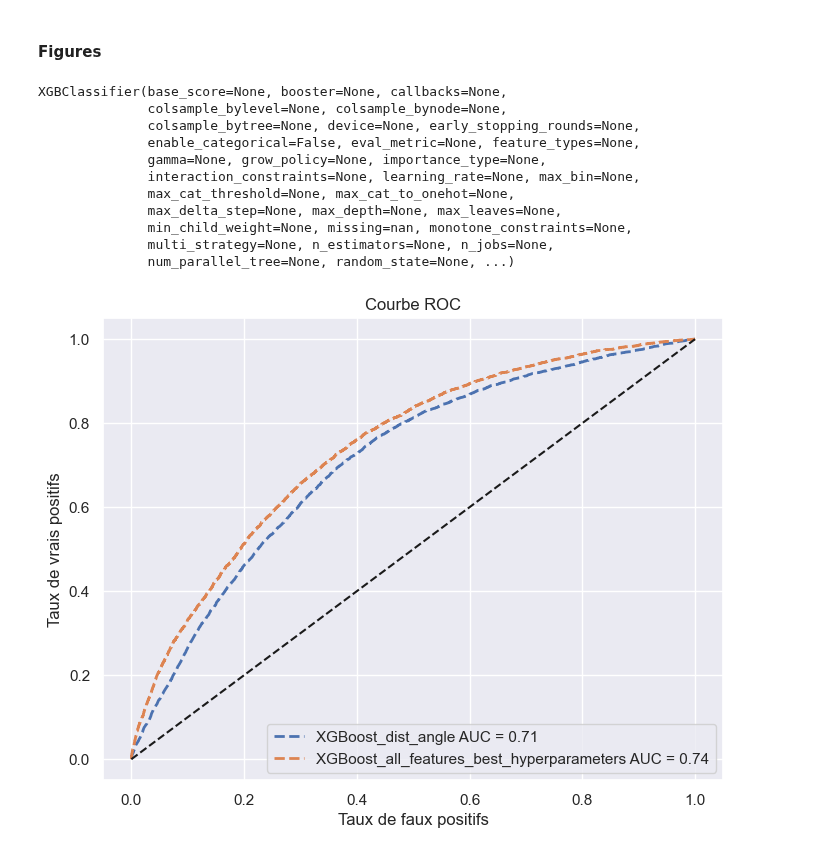
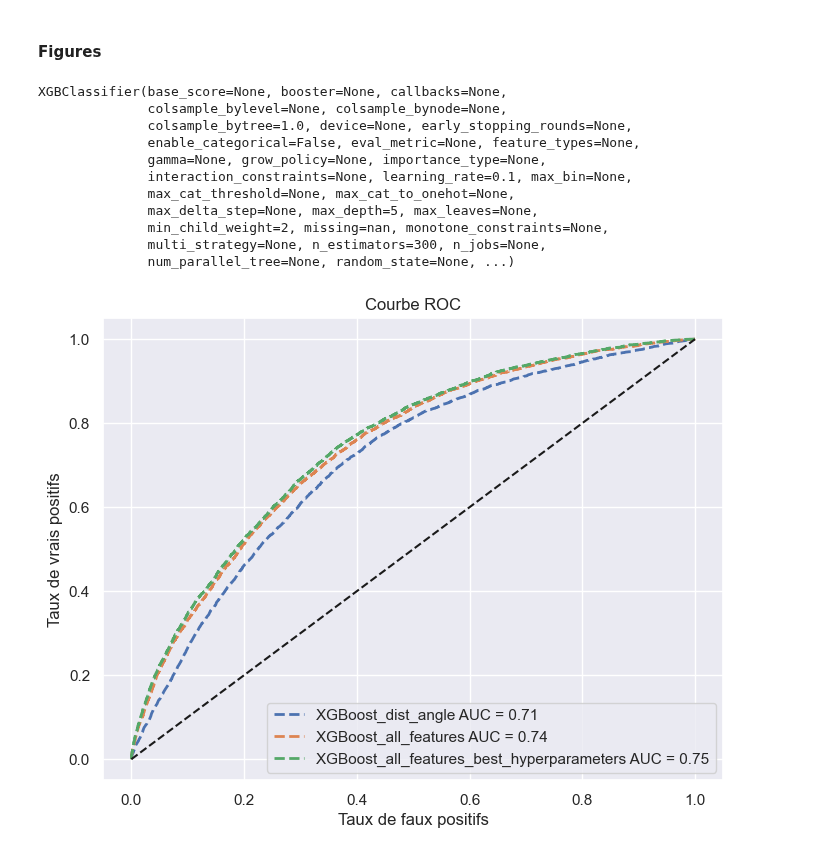
Before and after one commit to Alexia57/A02-projet, a Jupyter notebook: notebooks/Milestone2_Advanced_Models.ipynb, the cells around one changed output. Cells and saved outputs as stored; diff of their text form; code cells hidden in the pictures.

Commit message:
new model XGBoost

```diff
--- a/notebooks/Milestone2_Advanced_Models.ipynb
+++ b/notebooks/Milestone2_Advanced_Models.ipynb
@@ -421,7 +422,7 @@ model = xgb.XGBClassifier()
 model.fit(X_train, y_train)
 
 
-# XGBoost sur toutes les caractéristiques avec les meilleurs hyperparamètres
+# XGBoost sur toutes les caractéristiques
 
 # on garde que les caractéristique qu'on veut étudier ici
 X_train_select_2 = train_data_2_correct.drop('isGoal', axis=1)
@@ -429,30 +430,38 @@ y_train_select_2 = train_data_2_correct['isGoal']
 # split l'ensemble de données en ensembles d'entraînement et de validation
 X_train_2, X_valid_2, y_train_2, y_valid_2 = train_test_split(X_train_select_2, y_train_select_2, test_size=0.2, random_state=42)
 # Initialisation du modèle XGBoost
-best_model = xgb.XGBClassifier()
+model_2 = xgb.XGBClassifier()
+# Entraîenement
+model_2.fit(X_train_2, y_train_2)
+
+
+# XGBoost sur toutes les caractéristiques avec les meilleurs hyperparamètres
+
+# Initialisation du modèle XGBoost
+best_model = xgb.XGBClassifier(**best_hyperparameters)
 # Entraîenement
 best_model.fit(X_train_2, y_train_2)
 # %% [output]
 XGBClassifier(base_score=None, booster=None, callbacks=None,
               colsample_bylevel=None, colsample_bynode=None,
-              colsample_bytree=None, device=None, early_stopping_rounds=None,
+              colsample_bytree=1.0, device=None, early_stopping_rounds=None,
               enable_categorical=False, eval_metric=None, feature_types=None,
               gamma=None, grow_policy=None, importance_type=None,
-              interaction_constraints=None, learning_rate=None, max_bin=None,
+              interaction_constraints=None, learning_rate=0.1, max_bin=None,
               max_cat_threshold=None, max_cat_to_onehot=None,
-              max_delta_step=None, max_depth=None, max_leaves=None,
-              min_child_weight=None, missing=nan, monotone_constraints=None,
-              multi_strategy=None, n_estimators=None, n_jobs=None,
+              max_delta_step=None, max_depth=5, max_leaves=None,
+              min_child_weight=2, missing=nan, monotone_constraints=None,
+              multi_strategy=None, n_estimators=300, n_jobs=None,
               num_parallel_tree=None, random_state=None, ...)
 # %%
-models = [model, best_model]
-X_list = [X_valid, X_valid_2]
-y_list = [y_valid, y_valid_2]
-nom_models = ['XGBoost_dist_angle', 'XGBoost_all_features_best_hyperparameters']
+models = [model, model_2, best_model]
+X_list = [X_valid, X_valid_2, X_valid_2]
+y_list = [y_valid, y_valid_2, y_valid_2]
+nom_models = ['XGBoost_dist_angle', 'XGBoost_all_features', 'XGBoost_all_features_best_hyperparameters']
 
 plot_roc_auc(models, X_list, y_list, nom_models)
 # %% [output]
-[figure, old version]
+[figure, new version]
 # %%
 plot_taux_buts_par_centile(models, X_list, y_list, nom_models)
 # %% [output]
```
Also changed, not shown: parts of 8 cells of this notebook, 1 other file.
